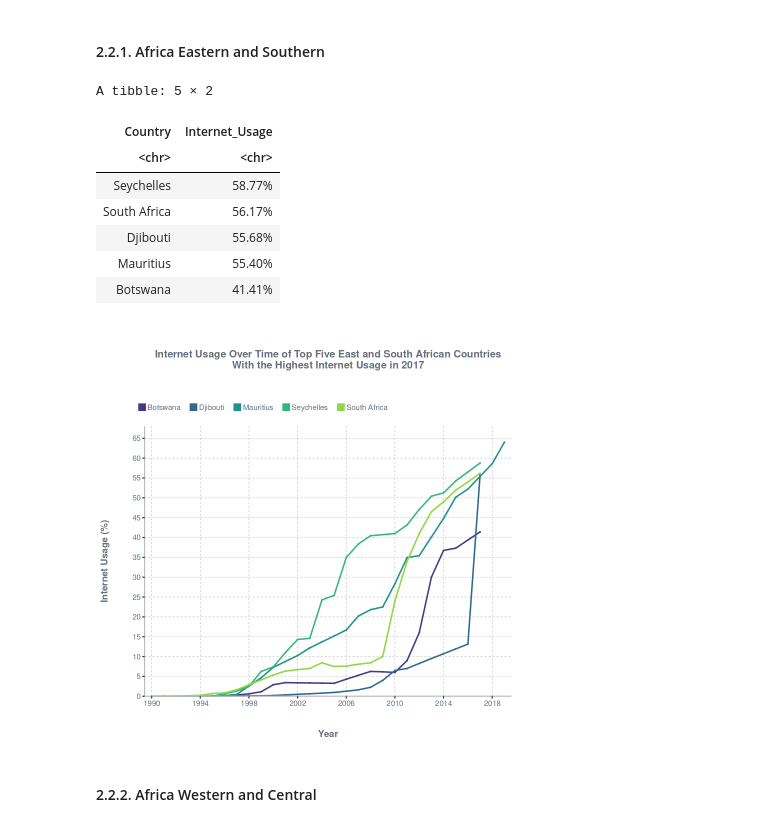
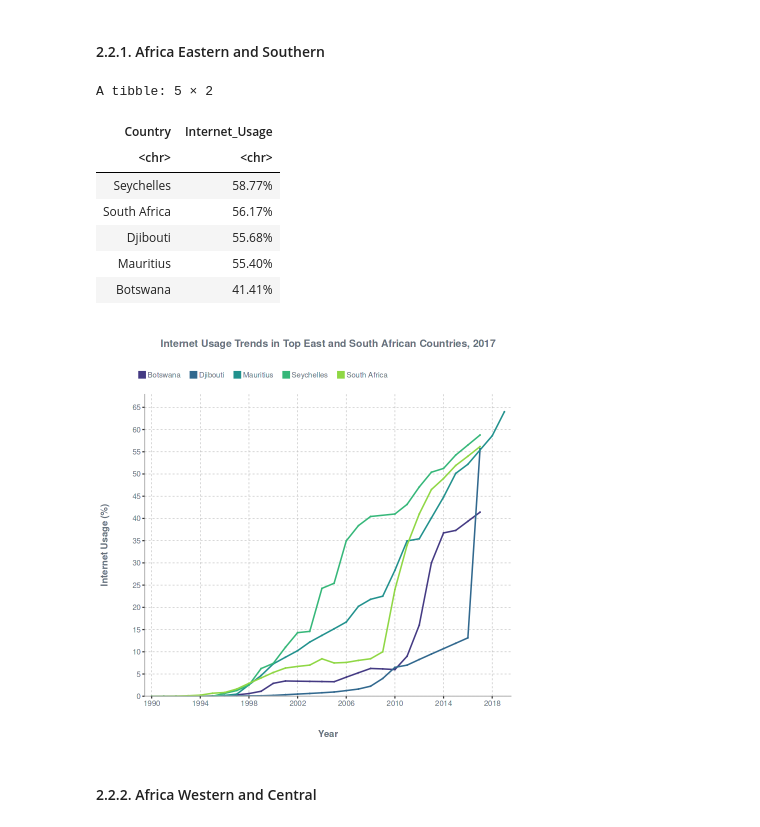
Before and after one commit to jbjdelacruz/DataSetlist, a Jupyter notebook: global-internet-accessibility/notebook.ipynb, the cells around one changed output. Saved outputs shown, nothing was run; the diff lists cells and outputs as text; code cells hidden in the pictures.

Commit message:
Kaggle Notebook | Global Internet Usage Trends | Descriptive Analysis v2.1

```diff
--- a/global-internet-accessibility/notebook.ipynb
+++ b/global-internet-accessibility/notebook.ipynb
@@ -322,35 +322,35 @@ top_five_internet_use_aes <- internet_with_region23 %>%
 	mutate(Internet_Usage = label_percent(accuracy = 0.01)(Internet_Usage/100)) %>%
 	select(c("Entity", "Internet_Usage")) %>%
 	rename(Country = Entity)
 
 top_five_internet_use_aes
 
 # Subset data for plot
 plotData_top_five_aes <- internet %>% filter(Entity %in% top_five_internet_use_aes$Country)
 
 # Plot time series
 plot_series(
     data = plotData_top_five_aes,
     x = "Year",
     xlabs = "\nYear",
     y = "Internet_Usage",
     ylabs = "Internet Usage (%)\n",
     group = "Entity",
-    title = "\nInternet Usage Over Time of Top Five East and South African Countries\nWith the Highest Internet Usage in 2017\n",
+    title = "Internet Usage Trends in Top East and South African Countries, 2017",
     title.s = 12,
     by = 5,
     colors = c("#443A83", "#31688E", "#21918D", "#35B779", "#8FD744")
 )
 # %% [output]
 A tibble: 5 × 2
 | Country | Internet_Usage |
 | <chr> | <chr> |
 | Seychelles | 58.77% |
 | South Africa | 56.17% |
 | Djibouti | 55.68% |
 | Mauritius | 55.40% |
 | Botswana | 41.41% |
-[figure, old version]
+[figure, new version]
 # %% [markdown]
 #### 2.2.2. Africa Western and Central
 # %%
```
Also changed, not shown: parts of 13 cells of this notebook.
